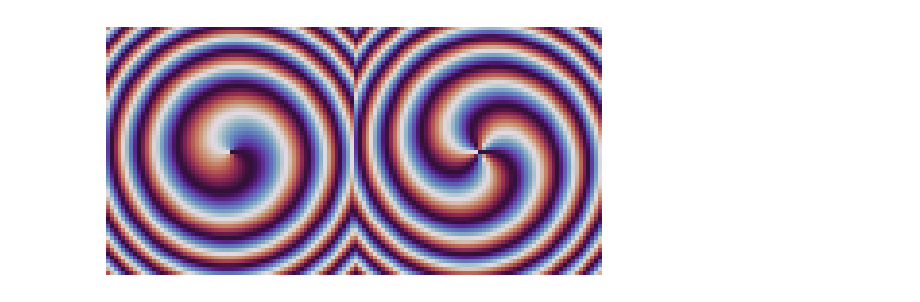
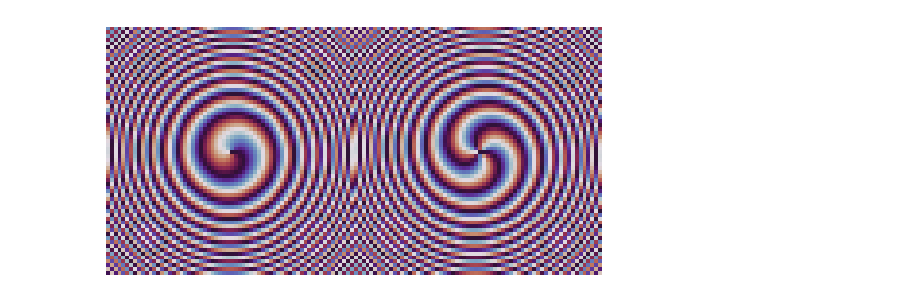
Before and after one commit to jetwidjaja96-cloud/MV, a Jupyter notebook: DWT.ipynb, the cells around one changed output. Drawn from its saved outputs; the diff is of its cells as text; code cells hidden in the pictures.

```diff
--- a/DWT.ipynb
+++ b/DWT.ipynb
@@ -39,42 +39,42 @@ def wavelet_distillation(distilled_image):
 m1 = 1 ; m2 = 3
 
 xmax = 10       # f-plane max
 dim = 64        # Image Size
 dx = 2*xmax/dim # f-plane pixel size
 
 # Get cylindrical coord
 x = np.linspace(-xmax,xmax-dx,dim)
-X,Y=np.meshgrid(x,x)
-R2=(X**2+Y**2)
+X, Y = np.meshgrid(x,x)
+R2 = (X**2 + Y**2)
 T = np.arctan2(Y,X)
 
 # Lens Parameters
-flambda=60
+flambda = 20
 Lens = np.exp(-1j*R2/(flambda/10))
 
 # Vortex phase modulation
 V1 = np.exp(1j*(m1)*T)
 V2 = np.exp(1j*(m2)*T)
 LG1=Lens*V1 ; LG2=Lens*V2
 
 # Plot phase to make sure it's the right shape
 plt.imshow(np.angle(np.hstack((LG1,LG2))),cmap='twilight')
 plt.axis('off')
 plt.show()
 
 # This function takes a numpy array of size [num_images, dim, dim]
 # and applies a vortex phase, an fft, and an absolute value to each image
-def vort_THIS(A,LGA,LGB):
+def vort_THIS(A,LGA):
     length=A.shape[0]
-    out=np.zeros((length,A.shape[1],A.shape[2]*2))
+    out=np.zeros((length,A.shape[1],A.shape[2]))
     for i in range(length):
-        A1=np.abs(wavelet_distillation(np.exp(1j*A[i]*np.pi/2)*LGA)) ; A2=np.abs(wavelet_distillation(np.exp(1j*A[i]*np.pi/2)*LGB))
+        A1=np.abs(wavelet_distillation(np.exp(1j*A[i]*np.pi/2)*LGA))# ; A2=np.abs(wavelet_distillation(np.exp(1j*A[i]*np.pi/2)*LGB))
         # Our single layer NN requires domain restriction within [-1,1]
-        A1=(A1-np.amin(A1))/np.amax(A1-np.amin(A1))*2-1    ; A2=(A2-np.amin(A2))/np.amax(A2-np.amin(A2))*2-1
-        out[i]=np.hstack((A1,A2))
+        A1=(A1-np.amin(A1))/np.amax(A1-np.amin(A1))*2-1#    ; A2=(A2-np.amin(A2))/np.amax(A2-np.amin(A2))*2-1
+        out[i]=A1
     return out
 # %% [output]
-[figure, old version]
+[figure, new version]
 # %%
 # Load the images
 
```
Also changed, not shown: parts of 15 cells of this notebook, 3 other files.
